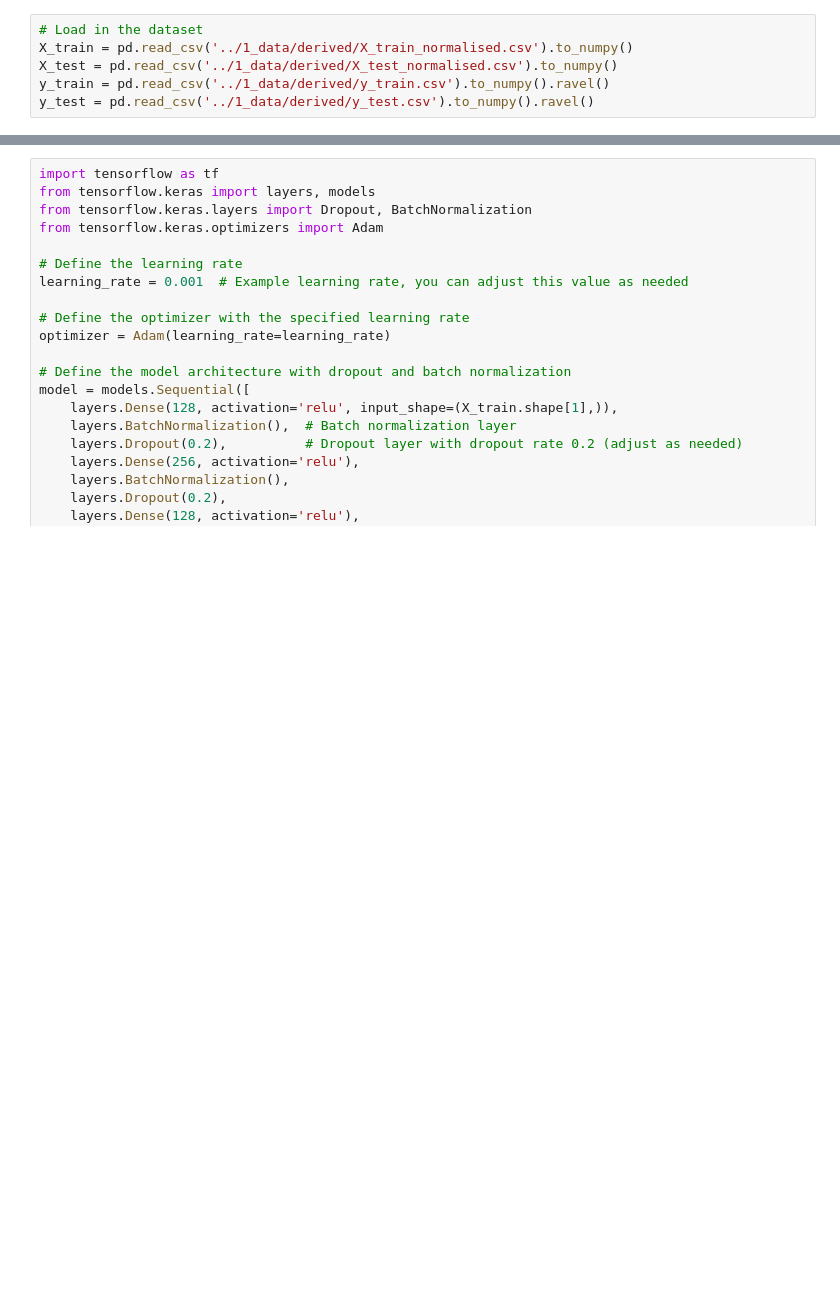
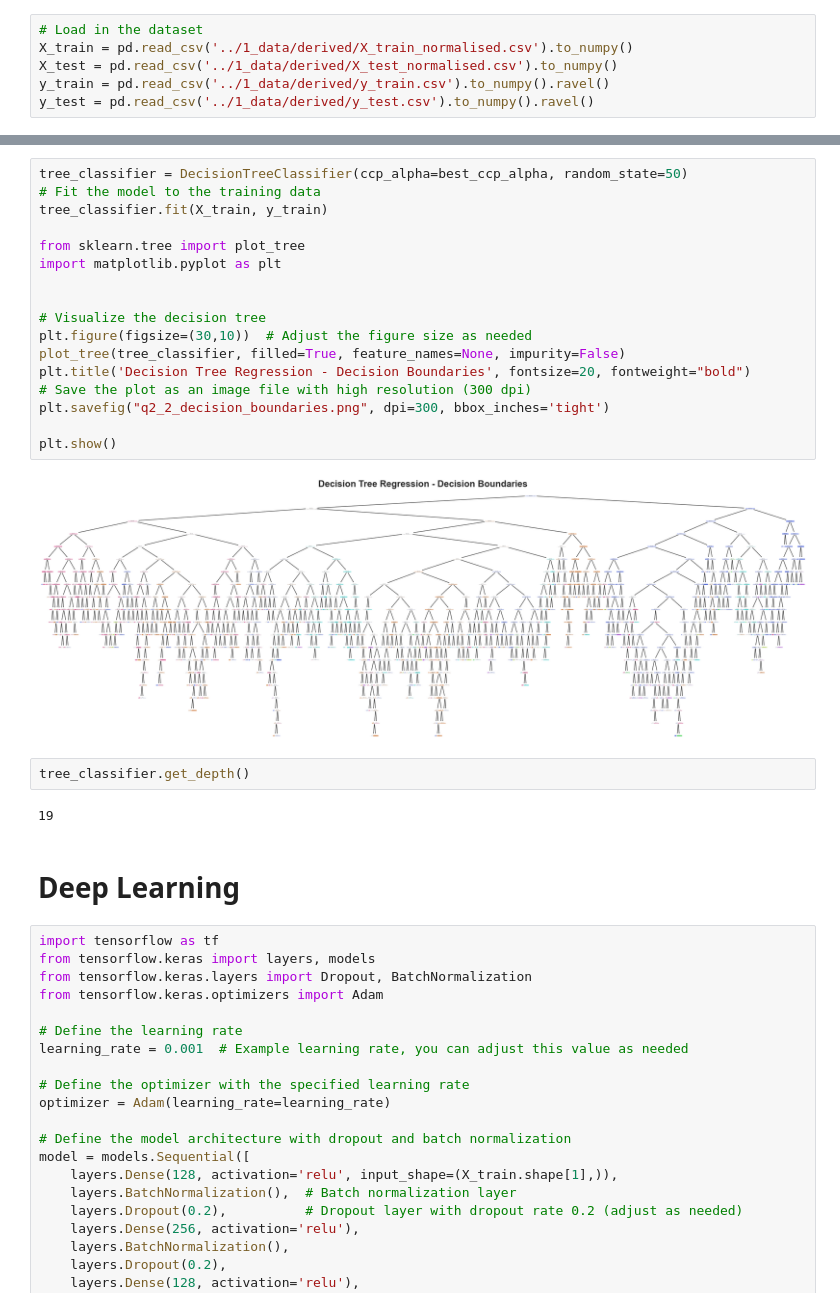
Before and after one commit to laskagrzegorz/dataScienceProject, a Jupyter notebook: 3_tests/Pre-processing.ipynb, the cells around one changed output, grey strips where cells are left out. Saved outputs shown, nothing was run; the diff lists cells and outputs as text; blank space fills up the shorter version.

```diff
--- a/3_tests/Pre-processing.ipynb
+++ b/3_tests/Pre-processing.ipynb
@@ -470,3 +606,28 @@ array([ 1,  3,  5,  7,  9, 11, 13, 15, 17, 19, 21, 23, 25, 27, 29, 31, 33,
+# %%
+tree_classifier = DecisionTreeClassifier(ccp_alpha=best_ccp_alpha, random_state=50)
+# Fit the model to the training data
+tree_classifier.fit(X_train, y_train)
+
+from sklearn.tree import plot_tree
+import matplotlib.pyplot as plt
+
+
+# Visualize the decision tree
+plt.figure(figsize=(30,10))  # Adjust the figure size as needed
+plot_tree(tree_classifier, filled=True, feature_names=None, impurity=False)
+plt.title('Decision Tree Regression - Decision Boundaries', fontsize=20, fontweight="bold")
+# Save the plot as an image file with high resolution (300 dpi)
+plt.savefig("q2_2_decision_boundaries.png", dpi=300, bbox_inches='tight')
+
+plt.show()
+# %% [output]
+[figure, added]
+# %%
+tree_classifier.get_depth()
+# %% [output]
+19
+# %% [markdown]
+# Deep Learning
 # %%
 import tensorflow as tf
 from tensorflow.keras import layers, models
```
Also changed, not shown: parts of 10 cells of this notebook, 5 other files.
